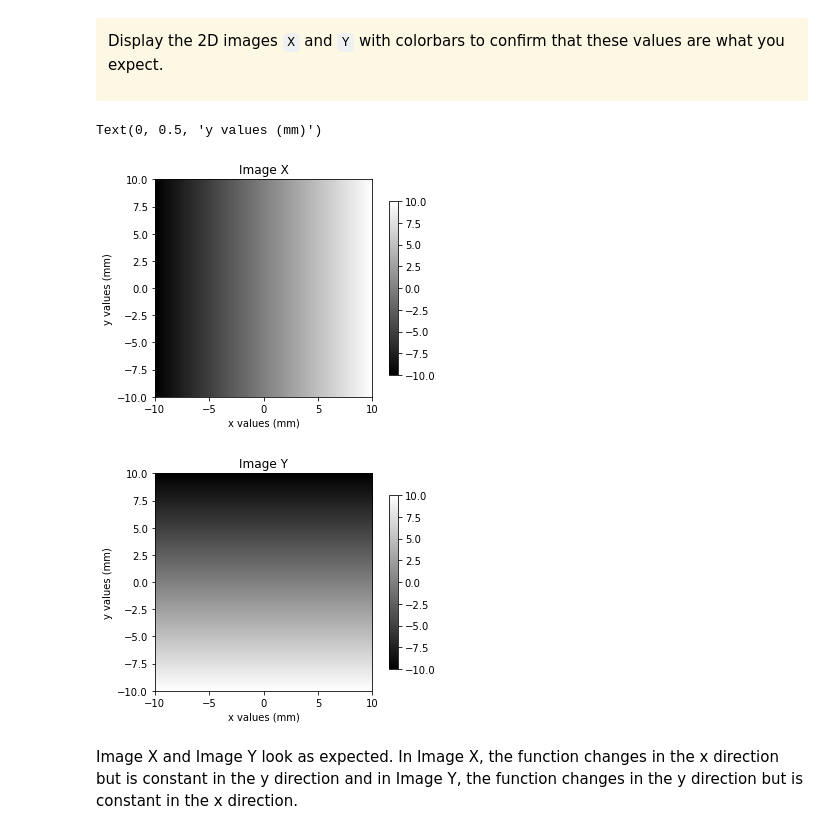
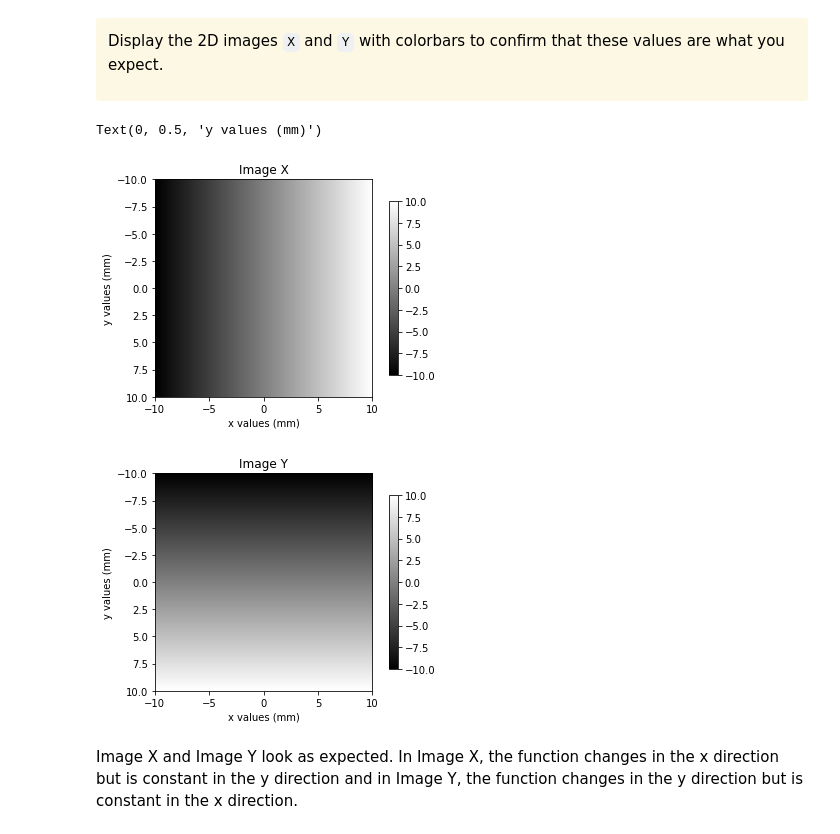
Before and after one commit to dishamishra/Labs_Imager, a Jupyter notebook: Lab2 Part1 (Clean).ipynb, the cells around one changed output. Saved outputs shown, nothing was run; the diff lists cells and outputs as text; code cells hidden in the pictures.

```diff
--- a/Lab2 Part1 (Clean).ipynb
+++ b/Lab2 Part1 (Clean).ipynb
@@ -53,21 +53,21 @@ Display the 2D images `X` and `Y` with colorbars to confirm that these values ar
 </div>
 # %%
 import matplotlib.pyplot as plt
-x=plt.imshow(X, cmap='gray',extent = [-10,10,-10,10] )
+x=plt.imshow(X, cmap='gray',extent = [-10,10,10,-10] )
 plt.colorbar(x, shrink=0.8)
 plt.title("Image X")
 plt.xlabel("x values (mm)")
 plt.ylabel("y values (mm)")
 plt.figure()
-y=plt.imshow(Y, cmap='gray', extent = [-10,10,-10,10])
+y=plt.imshow(Y, cmap='gray', extent = [-10,10,10,-10])
 plt.colorbar(y, shrink=0.8)
 plt.title("Image Y")
 plt.xlabel("x values (mm)")
 plt.ylabel("y values (mm)")
 # %% [output]
 Text(0, 0.5, 'y values (mm)')
-[figure, old version]
+[figure, new version]
-[figure, old version]
+[figure, new version]
 # %% [markdown]
 Image X and Image Y look as expected. In Image X, the function changes in the x direction but is constant in the y direction and in Image Y, the function changes in the y direction but is constant in the x direction.
 # %% [markdown]
```
Also changed, not shown: parts of 5 cells of this notebook.
